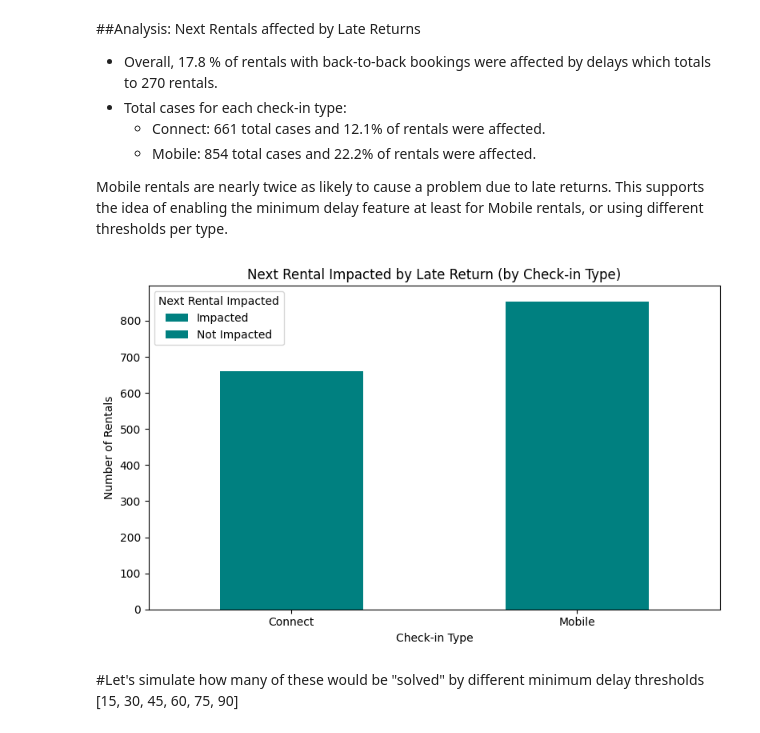
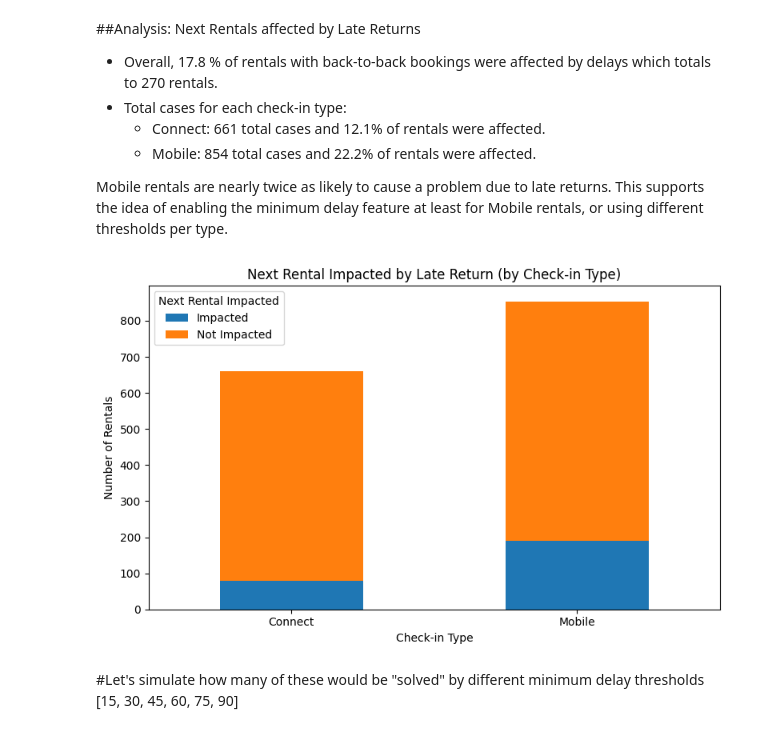
Before and after one commit to YnaPqt/deploiement-getaround, a Jupyter notebook: getaround_analysis.ipynb, the cells around one changed output. Saved outputs shown, nothing was run; the diff lists cells and outputs as text; code cells hidden in the pictures.

```diff
--- a/getaround_analysis.ipynb
+++ b/getaround_analysis.ipynb
@@ -333,29 +333,28 @@ Mobile rentals are nearly twice as likely to cause a problem due to late returns
 # %%
 #Plotting data
 impact_summary = {
     'Connect': {'Impacted': 80, 'Not Impacted': 581},
     'Mobile': {'Impacted': 190, 'Not Impacted': 664}
 }
 
 impact_df = pd.DataFrame(impact_summary).T
 impact_df['Total'] = impact_df['Impacted'] + impact_df['Not Impacted']
 impact_df['% Impacted'] = (impact_df['Impacted'] / impact_df['Total']) * 100
 
 # Plot bar chart
 impact_df[['Impacted', 'Not Impacted']].plot(
     kind='bar',
     stacked=True,
-    color='teal',
     figsize=(8, 5))
 plt.title('Next Rental Impacted by Late Return (by Check-in Type)')
 plt.xlabel('Check-in Type')
 plt.ylabel('Number of Rentals')
 plt.xticks(rotation=0)
 plt.legend(title='Next Rental Impacted')
 plt.tight_layout()
 plt.show()
 # %% [output]
-[figure, old version]
+[figure, new version]
 # %% [markdown]
 #Let's simulate how many of these would be "solved" by different minimum delay thresholds [15, 30, 45, 60, 75, 90]
 # %%
```
Also changed, not shown: parts of 2 cells of this notebook.
